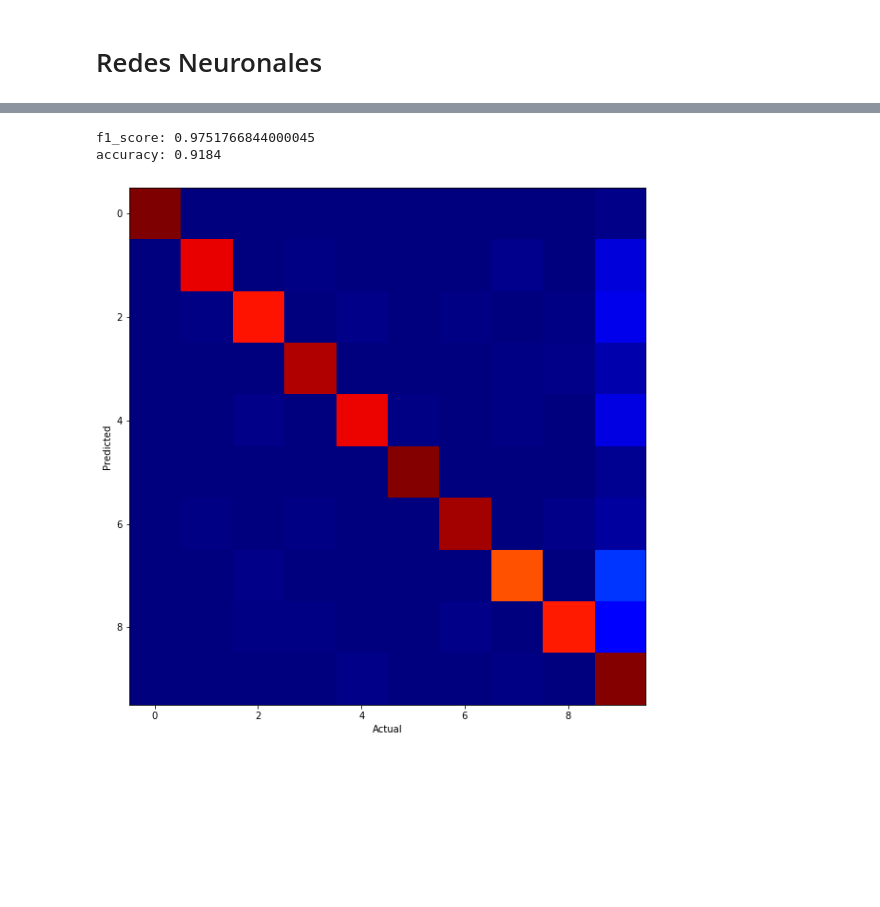
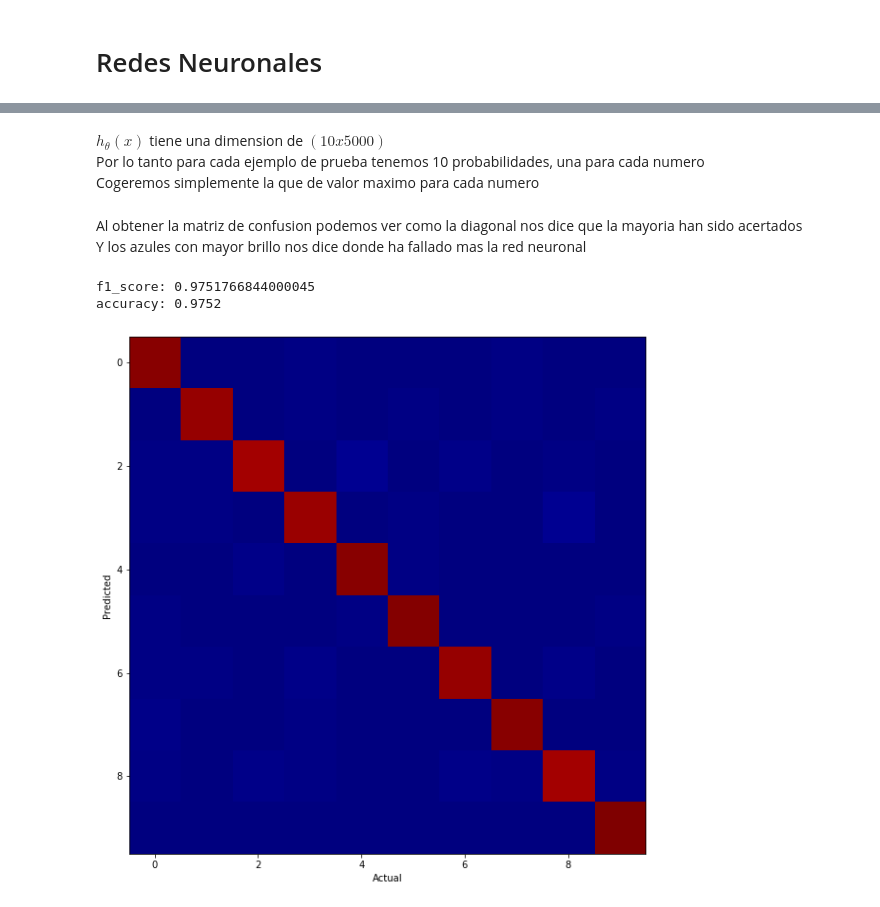
Before and after one commit to GuillermoOvejeroSanchez/Aprendizaje-Automatico, a Jupyter notebook: multiclassRegression/multiclassRegression.ipynb, the cells around one changed output, grey strips where cells are left out. Drawn from its saved outputs; the diff is of its cells as text; code cells hidden in the pictures; blank space fills up the shorter version.

```diff
--- a/multiclassRegression/multiclassRegression.ipynb
+++ b/multiclassRegression/multiclassRegression.ipynb
@@ -137,22 +151,11 @@ accuracy: 0.9184
 # %%
-weights = loadmat(os.path.join(DATA_PATH ,'ex3weights.mat'))
-theta1 , theta2 = weights['Theta1'], weights['Theta2']
+#Already added row of 1s in X
 def forward_propagation(X, theta1, theta2):
     a_2 = sigmoid(theta1 @ X.T)
     a_2 = np.vstack([np.ones([1,a_2.shape[1]]),a_2]) #add row of 1s
     a_3 = sigmoid(theta2 @ a_2)
     return a_3
-
-neural_pred = forward_propagation(X, theta1, theta2).argmax(axis=0)+1
-cm = confusion_matrix(y, y_pred)
-
-plt.figure(figsize = (10,10))
-plt.xlabel('Actual')
-plt.ylabel('Predicted')
-plt.imshow(cm, cmap='jet')
-print("f1_score:", f1_score(y, neural_pred, average='weighted'))
-print("accuracy:", np.mean(y_pred == y))
-# %% [output]
-f1_score: 0.9751766844000045
-accuracy: 0.9184
-[figure, removed]
+# %% [markdown]
+$ h_{\theta}(x) $ tiene una dimension de $(10x5000)$
+Por lo tanto para cada ejemplo de prueba tenemos 10 probabilidades, una para cada numero
+Cogeremos simplemente la que de valor maximo para cada numero
@@ -158,0 +164,16 @@ accuracy: 0.9184
+# %% [markdown]
+Al obtener la matriz de confusion podemos ver como la diagonal nos dice que la mayoria han sido acertados
+Y los azules con mayor brillo nos dice donde ha fallado mas la red neuronal
+# %%
+print("f1_score:", f1_score(y, neural_pred, average='weighted'))
+print("accuracy:", np.mean(neural_pred == y))
+
+plt.figure(figsize = (10,10))
+plt.xlabel('Actual')
+plt.ylabel('Predicted')
+plt.imshow(confusion_matrix(y, neural_pred), cmap='jet')
+plt.show()
+# %% [output]
+f1_score: 0.9751766844000045
+accuracy: 0.9752
+[figure, added]
```
Also changed, not shown: parts of 8 cells of this notebook.
